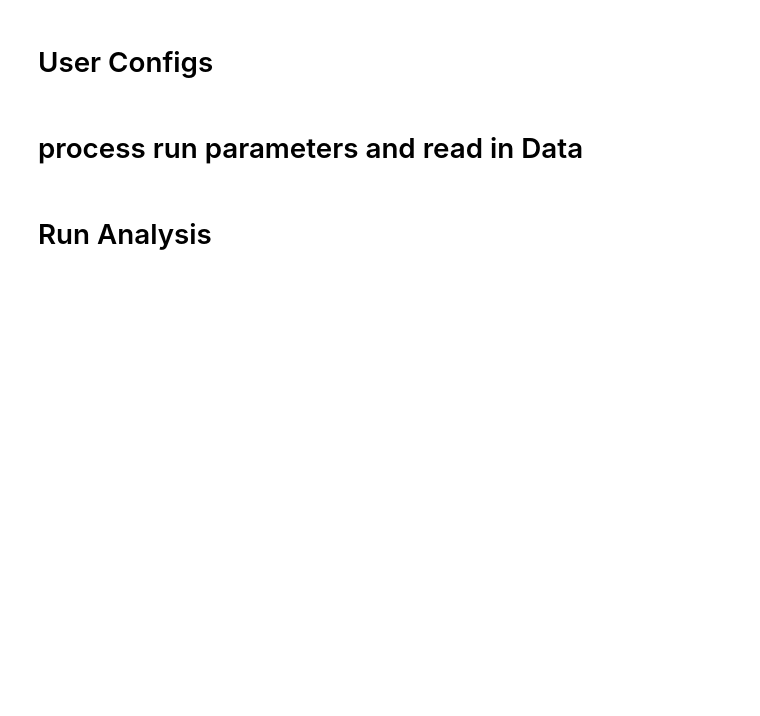
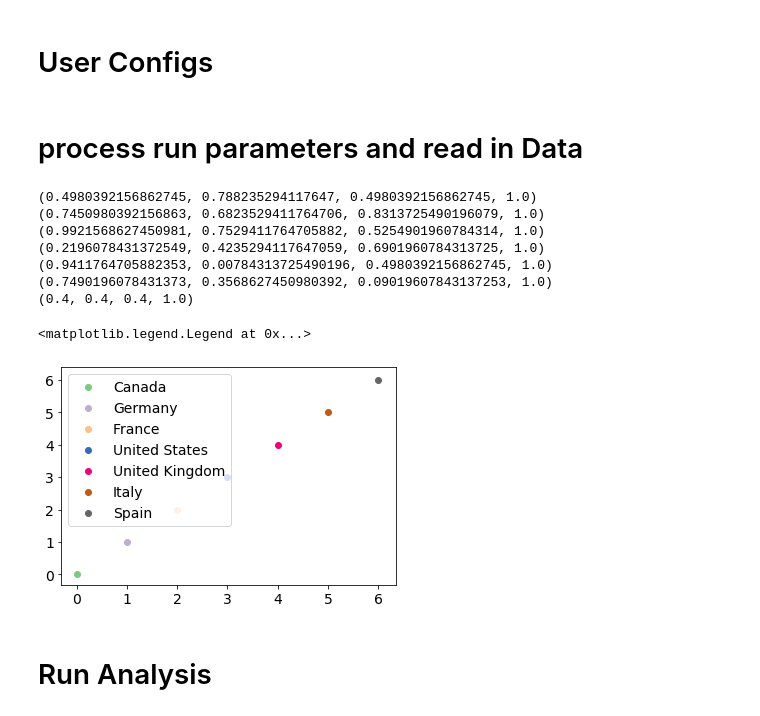
Before and after one commit to jjackson12/globCities, a Jupyter notebook: Connectivity Regressions.ipynb, the cells around one changed output. Saved outputs shown, nothing was run; the diff lists cells and outputs as text; code cells hidden in the pictures; blank space fills up the shorter version.

```diff
--- a/Connectivity Regressions.ipynb
+++ b/Connectivity Regressions.ipynb
@@ -70,27 +70,52 @@ maxSize = 350
 # %%
 if includeTag == 'ALL/SEPARATE':
     countries = []
     #for country in allCountries:
     countries = list(map(lambda x: [x], allCountries))
 elif includeTag == 'ALL/COMBINED':
     countries = [allCountries]
 elif includeTag == 'LIST':
     countries = countries
 else:
     print("WHAT COUNTRIES DO YOU WANT?")
 
 # map, mapping countryname to dataframe
 data = {}
 
 # TODO: Include error bars
 
 # input data file
 fIn = "Features"+years.replace("-","_")+".xls"
 
 
 if USData:
     countries = [["United States (Census)"]]
     allCountries = countries[0]
 
 for country in allCountries:
     data[country] = pd.read_excel(fIn,sheet_name=country)
+
+
+
+
+
+cMap = plt.cm.get_cmap('Accent',len(["Canada","Germany","France","United Kingdom","Italy","United States","Spain"]))
+cMap_dict = {}
+i = 0
+for country_lbl in ["Canada","Germany","France","United States","United Kingdom","Italy","Spain"]:
+    country_lbl = country_lbl#[0]
+    cMap_dict[country_lbl] = cMap(i)
+    print(cMap_dict[country_lbl])
+    plt.scatter(i,i,c=[cMap_dict[country_lbl]],label=country_lbl)
+    i += 1
+plt.legend()
+# %% [output]
+(0.4980392156862745, 0.788235294117647, 0.4980392156862745, 1.0)
+(0.7450980392156863, 0.6823529411764706, 0.8313725490196079, 1.0)
+(0.9921568627450981, 0.7529411764705882, 0.5254901960784314, 1.0)
+(0.2196078431372549, 0.4235294117647059, 0.6901960784313725, 1.0)
+(0.9411764705882353, 0.00784313725490196, 0.4980392156862745, 1.0)
+(0.7490196078431373, 0.3568627450980392, 0.09019607843137253, 1.0)
+(0.4, 0.4, 0.4, 1.0)
+<matplotlib.legend.Legend at 0x...>
+[figure, added]
```
Also changed, not shown: parts of 3 cells of this notebook, 9 other files.
